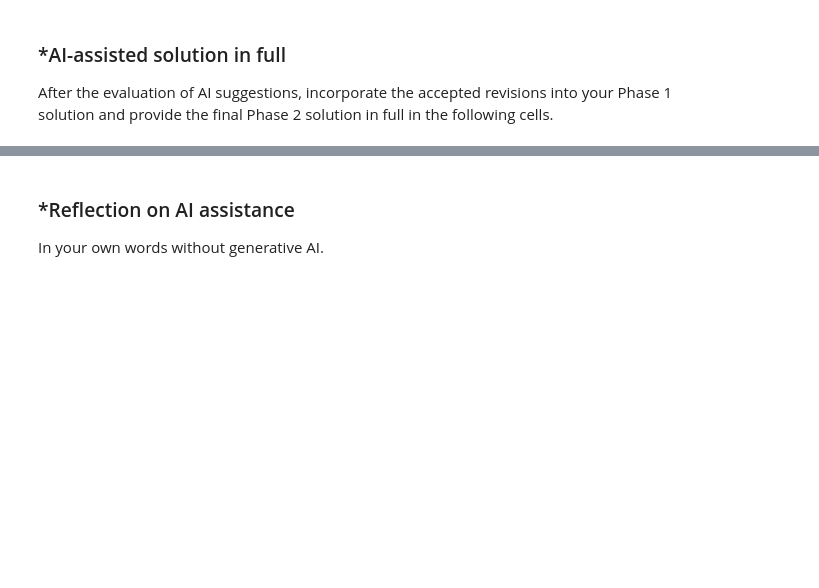
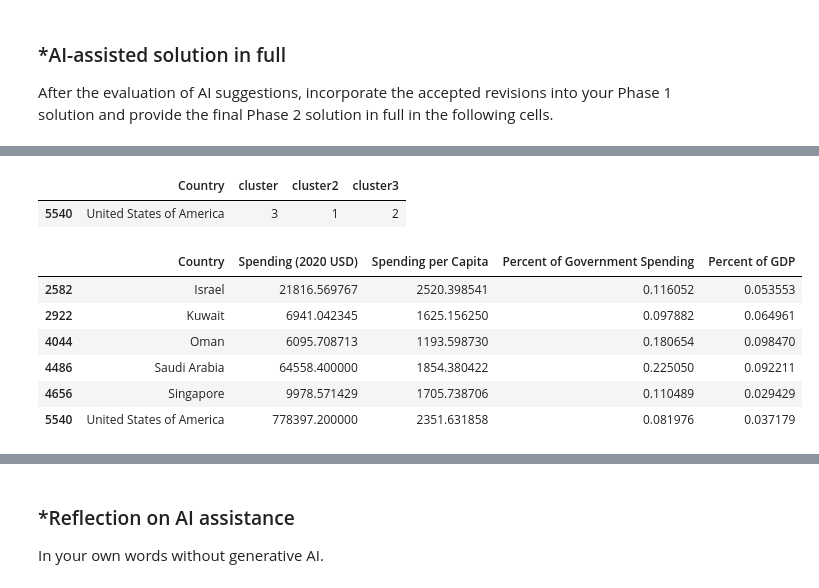
Before and after one commit to raffaellaalpaca-ai/A04-clustering, a Jupyter notebook: notebook.ipynb, the cells around one changed output, grey strips where cells are left out. Saved outputs shown, nothing was run; the diff lists cells and outputs as text; code cells hidden in the pictures; blank space fills up the shorter version.

```diff
--- a/notebook.ipynb
+++ b/notebook.ipynb
@@ -572,0 +701,7 @@ After the evaluation of AI suggestions, incorporate the accepted revisions into
+# %%
+#K-means clustering for Q2.2
+model = KMeans(n_clusters=4, max_iter=300,
+               n_init=10, random_state=0)
+model.fit(X_scaled)
+df2020['cluster'] = model.labels_
+df2020.head()
@@ -572,0 +735,6 @@ After the evaluation of AI suggestions, incorporate the accepted revisions into
+# %%
+#q2.3 - Min-max normalization
+X2 = df2020[['Percent of Government Spending',
+              'Percent of GDP']]
+X2_scaled = (X2 - X2.min()) / (X2.max() - X2.min())
+X2_scaled.head()
@@ -572,0 +798,8 @@ After the evaluation of AI suggestions, incorporate the accepted revisions into
+# %%
+#q2.4 - Min-max normalization
+X3 = df2020[['Spending (2020 USD)',
+              'Spending per Capita',
+              'Percent of Government Spending',
+              'Percent of GDP']]
+X3_scaled = (X3 - X3.min()) / (X3.max() - X3.min())
+X3_scaled.head()
@@ -572,0 +831,7 @@ After the evaluation of AI suggestions, incorporate the accepted revisions into
+# %%
+#K-means clustering for Q2.4
+model3 = KMeans(n_clusters=3, max_iter=300,
+                n_init=10, random_state=0)
+model3.fit(X3_scaled)
+df2020['cluster3'] = model3.labels_
+df2020.head()
@@ -572,0 +861,30 @@ After the evaluation of AI suggestions, incorporate the accepted revisions into
+# %%
+#compare United States cluster membership
+df2020[df2020['Country'] == 'United States of America'][
+    ['Country', 'cluster', 'cluster2', 'cluster3']
+]
+# %% [output]
+|  | Country | cluster | cluster2 | cluster3 |
+| 5540 | United States of America | 3 | 1 | 2 |
+# %%
+#find countries grouped with the United States
+us_cluster = df2020.loc[
+    df2020['Country'] == 'United States of America',
+    'cluster3'
+].iloc[0]
+
+df2020[df2020['cluster3'] == us_cluster][
+    ['Country',
+     'Spending (2020 USD)',
+     'Spending per Capita',
+     'Percent of Government Spending',
+     'Percent of GDP']
+]
+# %% [output]
+|  | Country | Spending (2020 USD) | Spending per Capita | Percent of Government Spending | Percent of GDP |
+| 2582 | Israel | 21816.569767 | 2520.398541 | 0.116052 | 0.053553 |
+| 2922 | Kuwait | 6941.042345 | 1625.156250 | 0.097882 | 0.064961 |
+| 4044 | Oman | 6095.708713 | 1193.598730 | 0.180654 | 0.098470 |
+| 4486 | Saudi Arabia | 64558.400000 | 1854.380422 | 0.225050 | 0.092211 |
+| 4656 | Singapore | 9978.571429 | 1705.738706 | 0.110489 | 0.029429 |
+| 5540 | United States of America | 778397.200000 | 2351.631858 | 0.081976 | 0.037179 |
```
Also changed, not shown: parts of 19 cells of this notebook.
